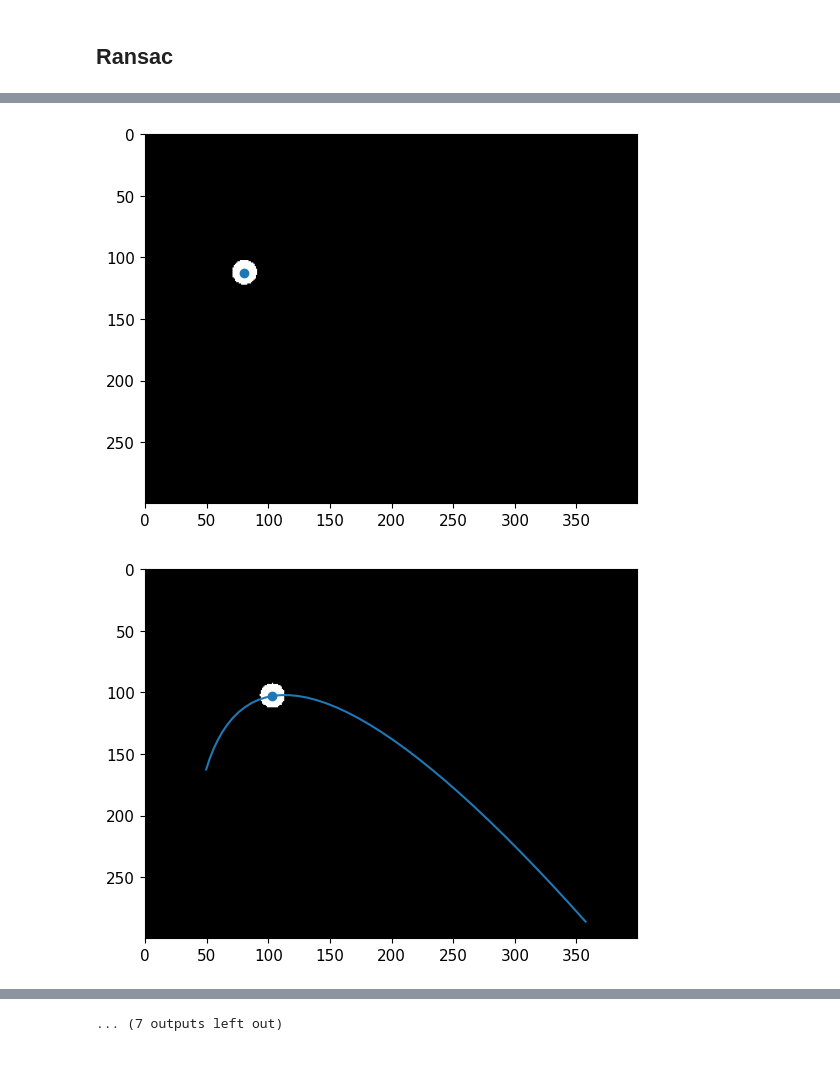
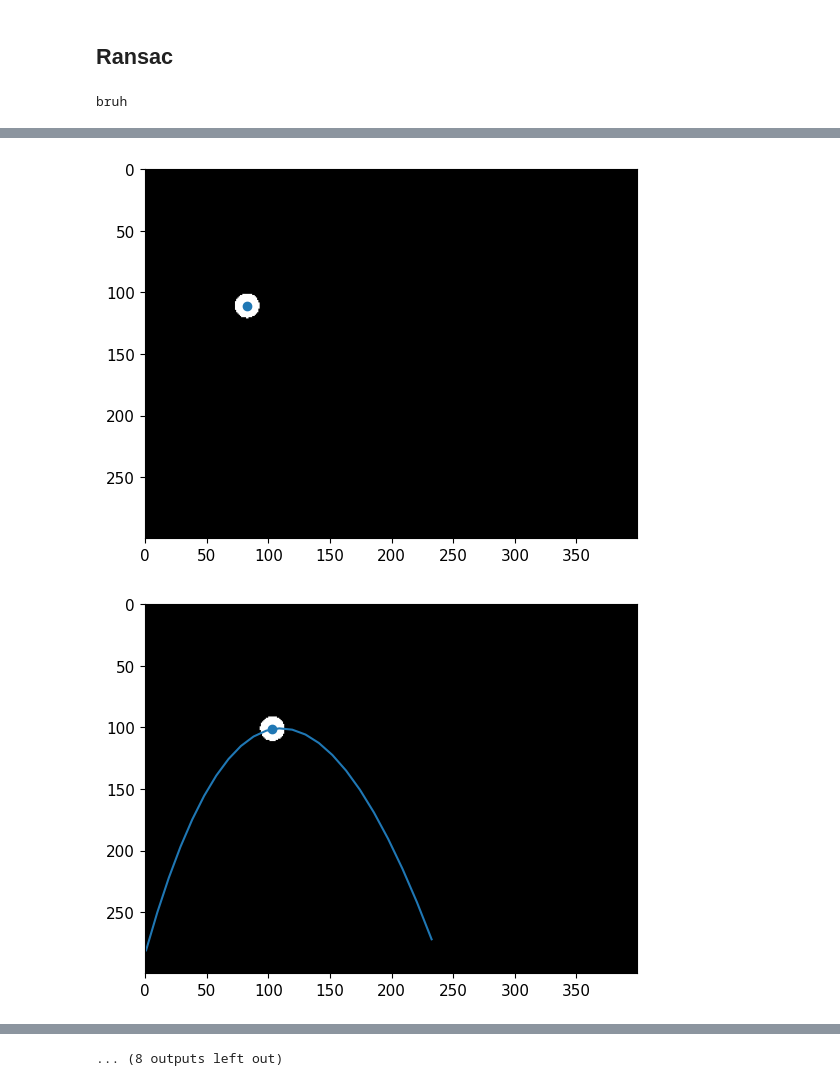
Before and after one commit to sivaturi68/cs482-final-proj, a Jupyter notebook: src.ipynb, the cells around one changed output, grey strips where cells are left out. Drawn from its saved outputs; the diff is of its cells as text; code cells hidden in the pictures.

```diff
--- a/src.ipynb
+++ b/src.ipynb
@@ -544,33 +532,36 @@ for t, frame in enumerate(frames):
     plt.imshow(frame, cmap='grey')
     plt.scatter([avg[1]], [avg[0]])
 
     if calculation_frames > 0:
         calculation_frames -= 1
         continue
 
     last_n = min(5, t)
 
     ts = np.arange(0, t + 1)[-last_n:]
     xs = [x for (x,y) in detected_points[-last_n:]]
     ys = [y for (x,y) in detected_points[-last_n:]]
 
     x_coeffs = ransac_quad(ts, xs)
     y_coeffs = ransac_quad(ts, ys)
 
-    sample_ts = np.linspace(0, 25, 100)
+    sample_ts = np.linspace(-25, 25, 100)
     predicted_xs = [calc_quad(x_coeffs, t) for t in sample_ts]
     predicted_ys = [calc_quad(y_coeffs, t) for t in sample_ts]
 
     trajectory_points = []
     for x,y in zip(predicted_xs, predicted_ys):
         if x > 0 and x < 300 and y > 0 and y < 400:
             trajectory_points.append((x, y))
 
     trajectory_points = np.array(trajectory_points)
 
     plt.plot(trajectory_points[:, 1], trajectory_points[:, 0])
+
+print('bruh')
 # %% [output]
+bruh
 [figure]
 [figure]
-[figure, old version]
+[figure, new version]
-[figure, old version]
+[figure, new version]
@@ -585 +575 @@ for t, frame in enumerate(frames):
-... (7 outputs left out)
+... (8 outputs left out)
```
Also changed, not shown: parts of 2 cells of this notebook.
